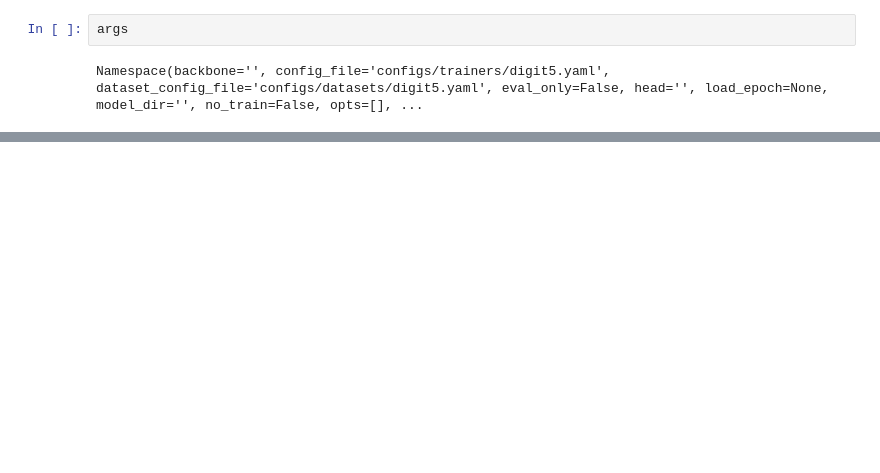
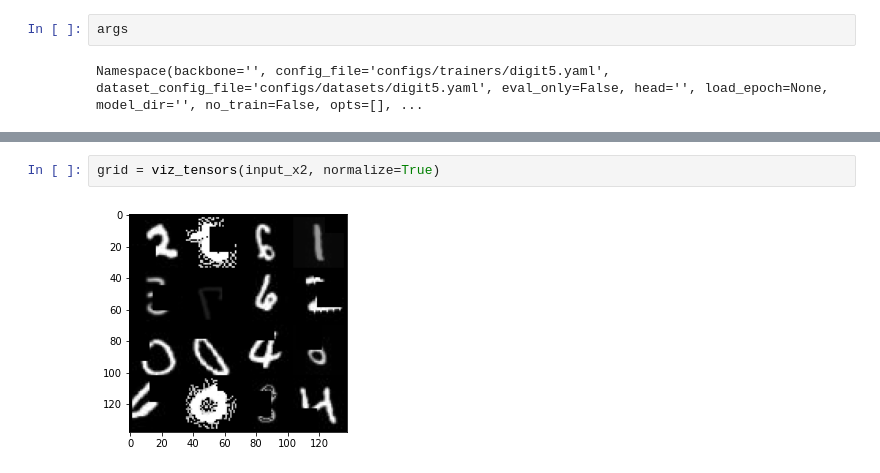
Before and after one commit to yizhe-ang/AdaMatch-PyTorch, a Jupyter notebook: notebooks/test.ipynb, the cells around one changed output, grey strips where cells are left out. Drawn from its saved outputs; the diff is of its cells as text; blank space fills up the shorter version.

```diff
--- a/notebooks/test.ipynb
+++ b/notebooks/test.ipynb
@@ -109,0 +162,4 @@ FileNotFoundError: [Errno 2] No such file or directory: '/Users/angyizhe/code/SL
+# %%
+grid = viz_tensors(input_x2, normalize=True)
+# %% [output]
+[figure, added]
```
Also changed, not shown: parts of 16 cells of this notebook, 6 other files.
